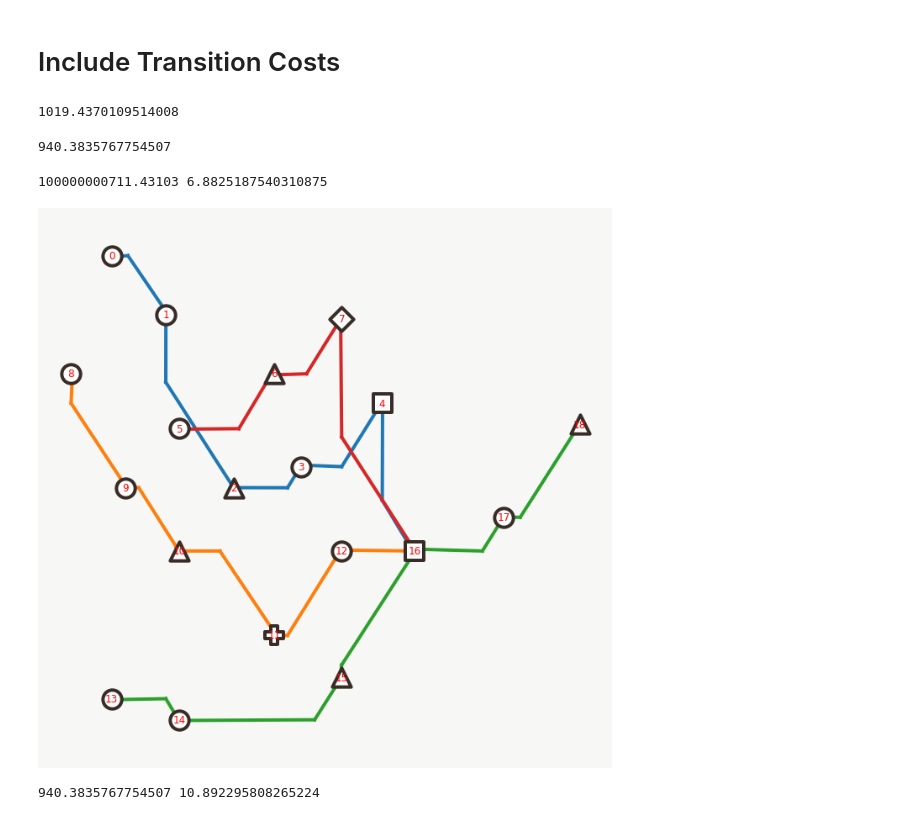
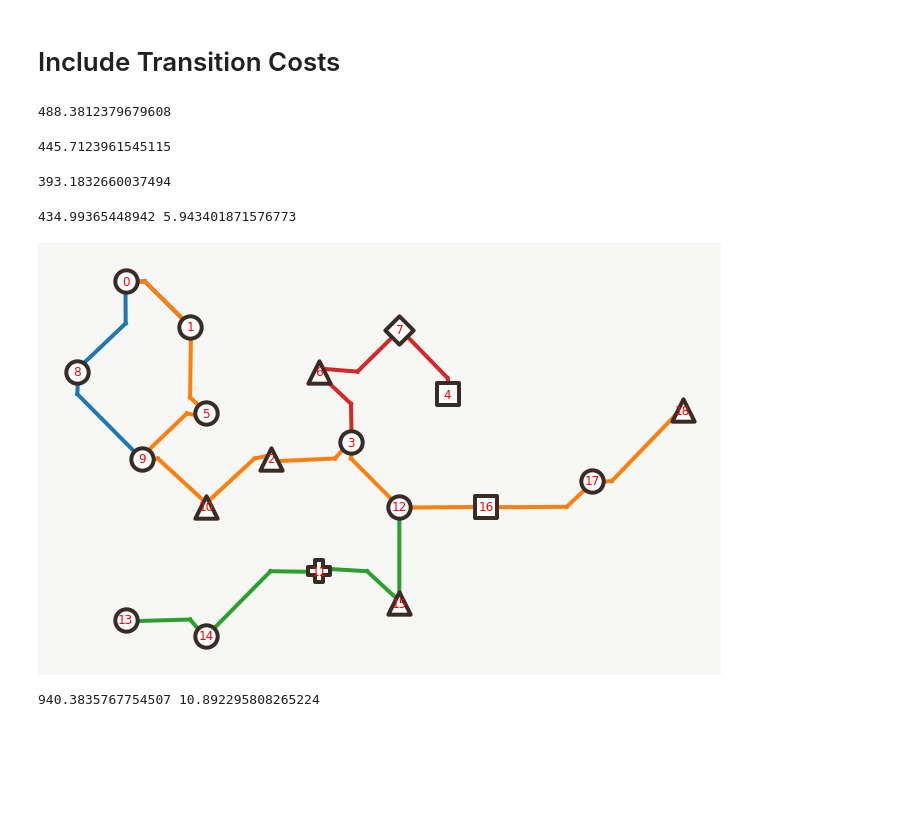
Before and after one commit to CameronChandler/optimisation-group-project, a Jupyter notebook: Simulated Annealing.ipynb, the cells around one changed output. Saved outputs shown, nothing was run; the diff lists cells and outputs as text; code cells hidden in the pictures; blank space fills up the shorter version.

Commit message:
Fixed cost_transfer, Added Stage 1 Rework

```diff
--- a/Simulated Annealing.ipynb
+++ b/Simulated Annealing.ipynb
@@ -101,7 +101,7 @@ def cost_transfer(city, x):
 
     for k in range(K):
         # Intra line (Real Distance Costs)
-        line_length = x[:, :, k].sum() / 2
+        line_length = (x[:, :, k]*dist).sum() / 2
         total_line_lengths += line_length
         final_dists[N*k:N*(k+1), N*k:N*(k+1)] = x[:, :, k] * dist * 2*line_length
 
@@ -113,7 +113,7 @@ def cost_transfer(city, x):
                 # Inter line (Artificial Transfer Costs)
                 s1s = x[:, :, k1].sum(axis=0).astype(int)
                 s2s = x[:, :, k2].sum(axis=0).astype(int)
-                shared = s1s & s2s
+                shared = (s1s != 0) & (s2s != 0)
                 shared_is = np.argwhere(shared > 0).reshape(-1,)
                 final_dists[N*k1+shared_is, N*k2+shared_is] = average_wait_time
                 final_dists[N*k2+shared_is, N*k1+shared_is] = average_wait_time
@@ -216,11 +216,12 @@ ValueError: operands could not be broadcast together with shapes (6,6) (19,19)
 # Include Transition Costs
 # %%
 best_x, best_cost = None, M
-for restart in tqdm(range(50)):
-    res_x, res_cost = simulated_annealing(city, K=4, cost_fn=cost_transfer, max_iter=2000)
+for restart in tqdm(range(10)):
+    res_x, res_cost = simulated_annealing(city, K=4, cost_fn=cost_transfer, max_iter=2500)
     if res_cost < best_cost:
         best_x, best_cost = res_x, res_cost
         print(best_cost)
 # %% [output]
-1019.4370109514008
+488.3812379679608
-940.3835767754507
+445.7123961545115
+393.1832660037494
@@ -248,7 +227,0 @@ x4 = get_x(connxns_human)
-# %%
-tensor = x4
-print(cost_transfer(city, tensor), edge_sum(city.stations, tensor))
-graph_x(city.stations, tensor, jitter=1)
-# %% [output]
-100000000711.43103 6.8825187540310875
-[figure, removed]
@@ -255,3 +249,10 @@ graph_x(city.stations, tensor, jitter=1)
+# %%
+tensor = x3
+print(cost_transfer(city, tensor), edge_sum(city.stations, tensor))
+graph_x(city.stations, tensor, jitter=2, equal_aspect=True)
+# %% [output]
+434.99365448942 5.943401871576773
+[figure, added]
 # %%
 print(cost_transfer(city, best_x), edge_sum(city.stations, best_x))
 
```
Also changed, not shown: parts of 2 cells of this notebook, 2 other files.
